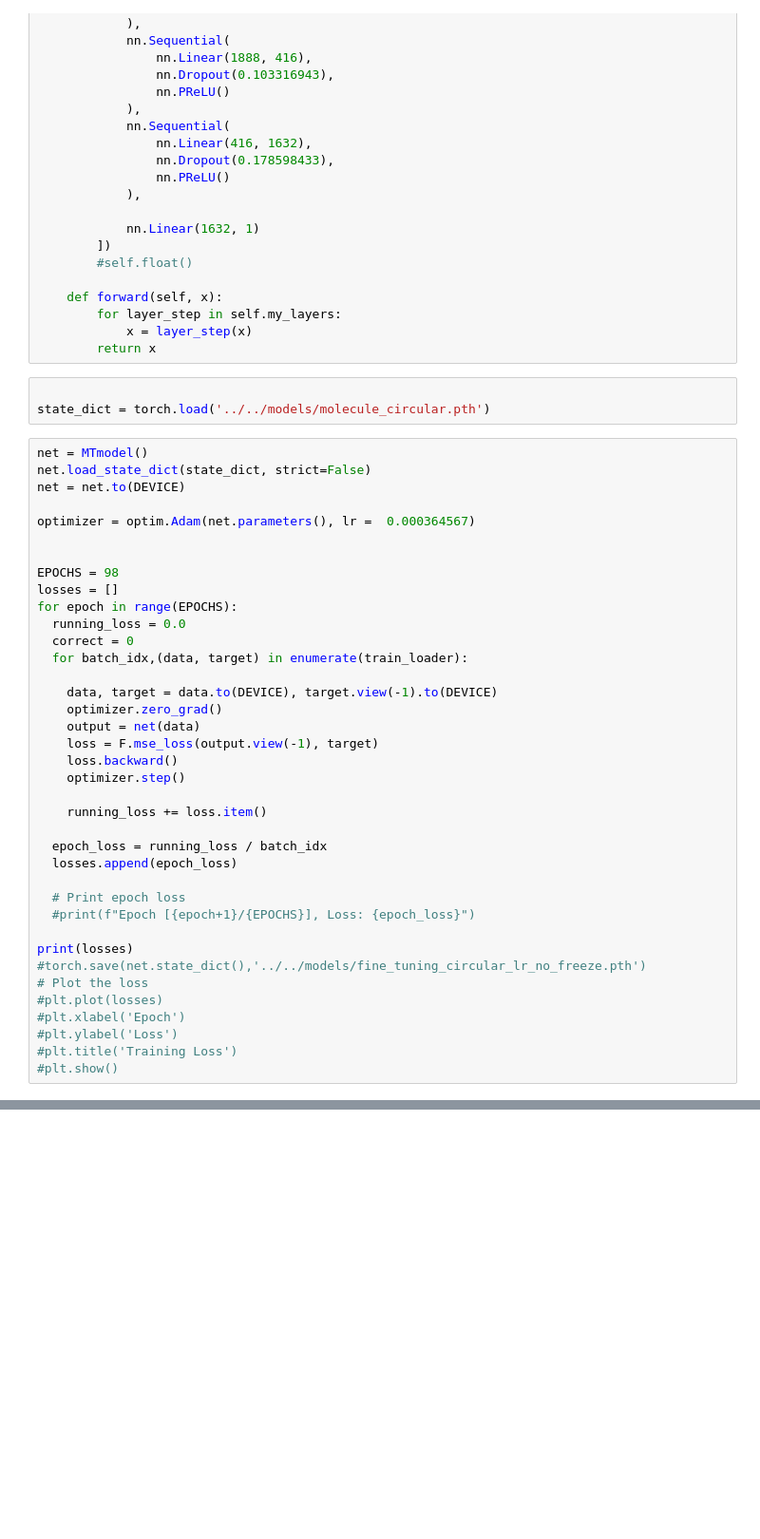
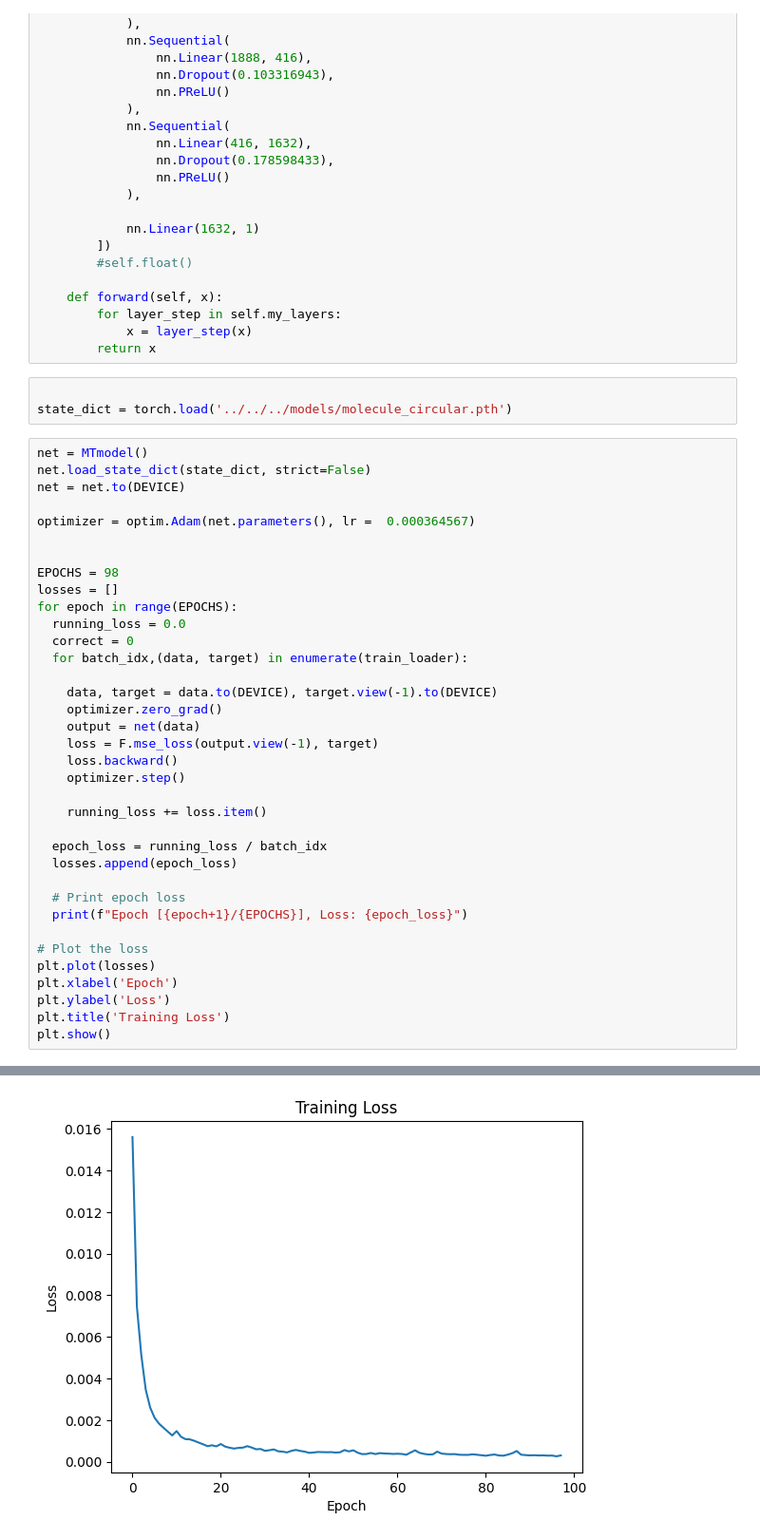
Before and after one commit to nikagrwal/Improving-polymer-property-prediction-using-transfer-learning, a Jupyter notebook: fine-tuning/Circular-Fingerprints/same_lr/fine_tuning_no_freeze.ipynb, the cells around one changed output, grey strips where cells are left out. Shown: that part at 95% size. Saved outputs shown, nothing was run; the diff lists cells and outputs as text; blank space fills up the shorter version.

```diff
--- a/fine-tuning/Circular-Fingerprints/same_lr/fine_tuning_no_freeze.ipynb
+++ b/fine-tuning/Circular-Fingerprints/same_lr/fine_tuning_no_freeze.ipynb
@@ -80,7 +80,7 @@ class MTmodel(nn.Module):
         return x
 # %%
 
-state_dict = torch.load('../../models/molecule_circular.pth')
+state_dict = torch.load('../../../models/molecule_circular.pth')
 # %%
 net = MTmodel()
 net.load_state_dict(state_dict, strict=False)
@@ -109,14 +109,12 @@ for epoch in range(EPOCHS):
   losses.append(epoch_loss)
 
   # Print epoch loss
-  #print(f"Epoch [{epoch+1}/{EPOCHS}], Loss: {epoch_loss}")
+  print(f"Epoch [{epoch+1}/{EPOCHS}], Loss: {epoch_loss}")
 
-print(losses)
-#torch.save(net.state_dict(),'../../models/fine_tuning_circular_lr_no_freeze.pth')
 # Plot the loss
-#plt.plot(losses)
-#plt.xlabel('Epoch')
-#plt.ylabel('Loss')
-#plt.title('Training Loss')
-#plt.show()
+plt.plot(losses)
+plt.xlabel('Epoch')
+plt.ylabel('Loss')
+plt.title('Training Loss')
+plt.show()
 # %% [output]
@@ -124,3 +138,4 @@ print(losses)
+[figure, added]
 # %%
 
 
```
Also changed, not shown: parts of 3 cells of this notebook, 46 other files.
